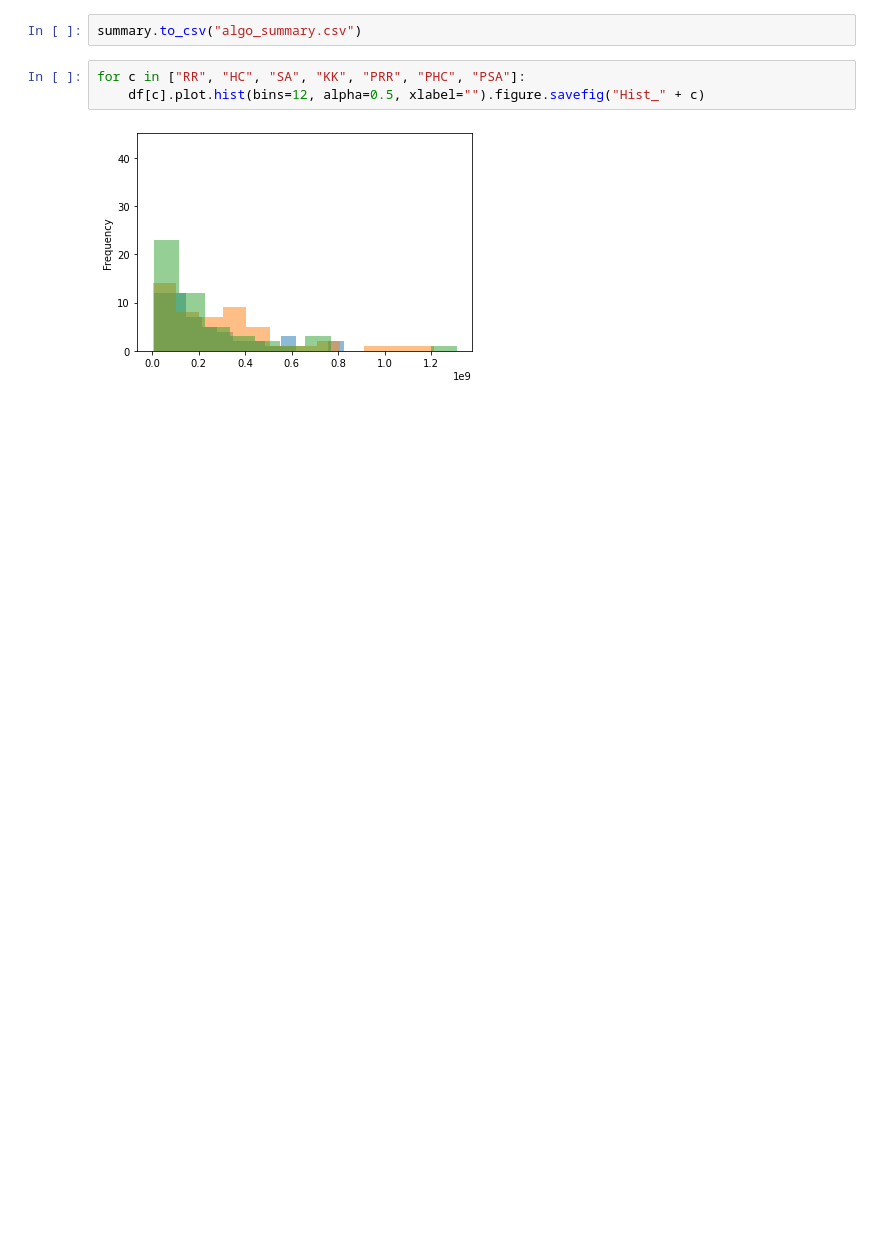
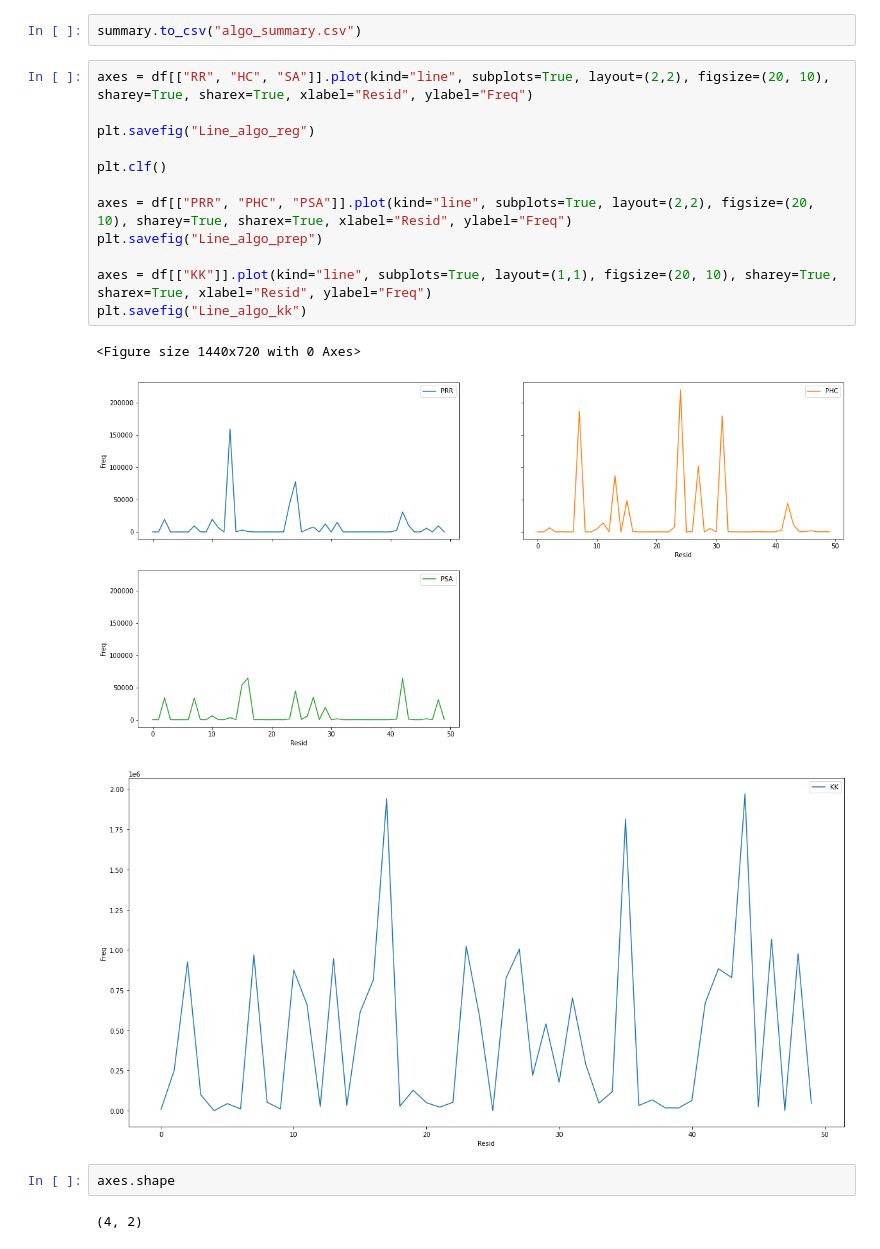
Before and after one commit to christyjestin/CS-124-P3, a Jupyter notebook: analysis/analysis.ipynb, the cells around one changed output. Drawn from its saved outputs; the diff is of its cells as text; blank space fills up the shorter version.

```diff
--- a/analysis/analysis.ipynb
+++ b/analysis/analysis.ipynb
@@ -49,7 +61,22 @@ numpy.ndarray
 # %%
 summary.to_csv("algo_summary.csv")
-# %%
-for c in ["RR", "HC", "SA", "KK", "PRR", "PHC", "PSA"]:
-    df[c].plot.hist(bins=12, alpha=0.5, xlabel="").figure.savefig("Hist_" + c)
-# %% [output]
-[figure, removed]
+# %%
+axes = df[["RR", "HC", "SA"]].plot(kind="line", subplots=True, layout=(2,2), figsize=(20, 10), sharey=True, sharex=True, xlabel="Resid", ylabel="Freq")
+
+plt.savefig("Line_algo_reg")
+
+plt.clf()
+
+axes = df[["PRR", "PHC", "PSA"]].plot(kind="line", subplots=True, layout=(2,2), figsize=(20, 10), sharey=True, sharex=True, xlabel="Resid", ylabel="Freq")
+plt.savefig("Line_algo_prep")
+
+axes = df[["KK"]].plot(kind="line", subplots=True, layout=(1,1), figsize=(20, 10), sharey=True, sharex=True, xlabel="Resid", ylabel="Freq")
+plt.savefig("Line_algo_kk")
+# %% [output]
+<Figure size 1440x720 with 0 Axes>
+[figure, added]
+[figure, added]
+# %%
+axes.shape
+# %% [output]
+(4, 2)
```
Also changed, not shown: parts of 7 cells of this notebook, 22 other files.
